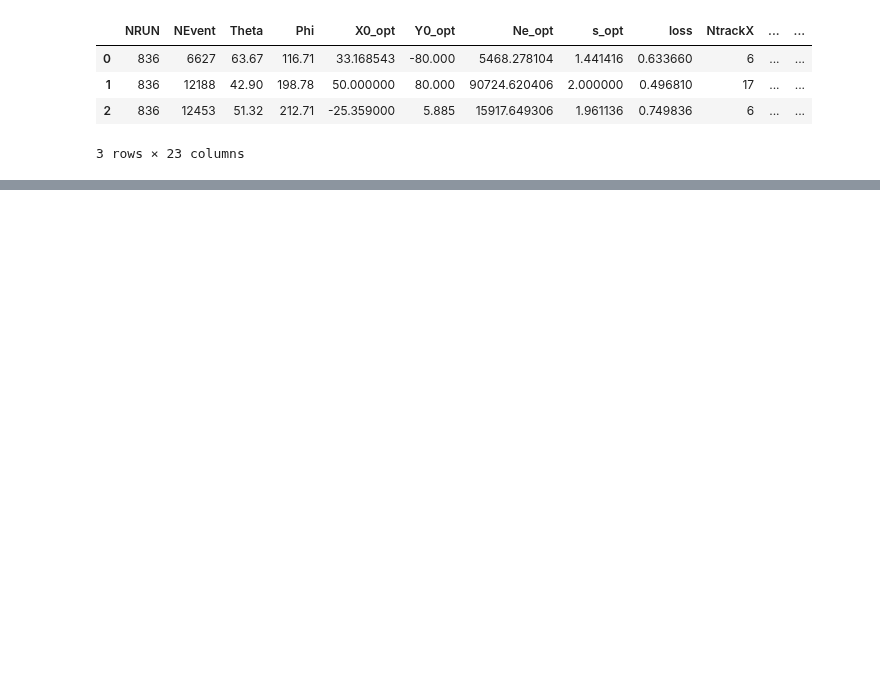
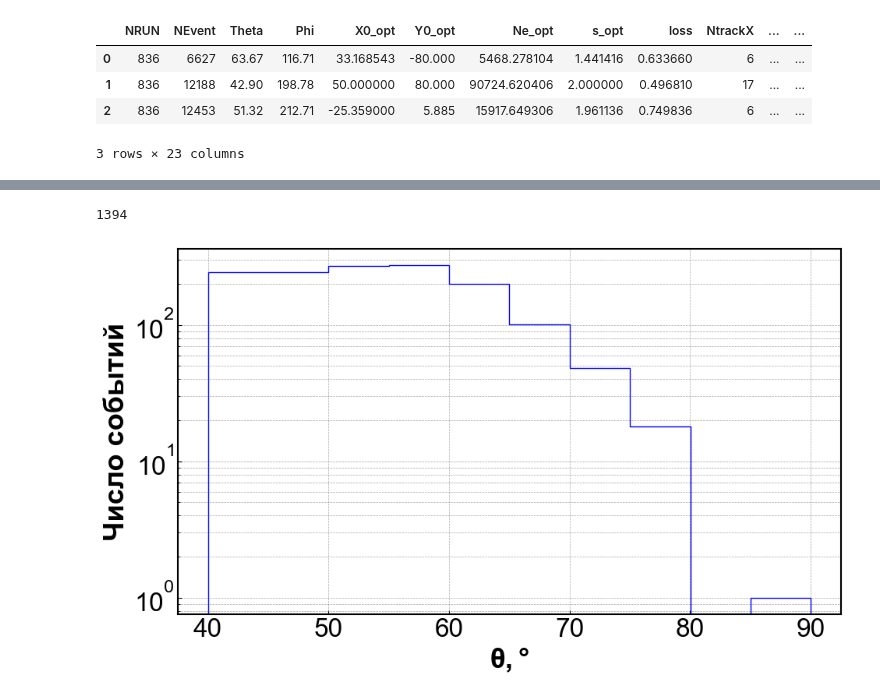
Before and after one commit to matalhim/sdf, a Jupyter notebook: events/muons/rho_r_muons.ipynb, the cells around one changed output, grey strips where cells are left out. Drawn from its saved outputs; the diff is of its cells as text; code cells hidden in the pictures; blank space fills up the shorter version.

```diff
--- a/events/muons/rho_r_muons.ipynb
+++ b/events/muons/rho_r_muons.ipynb
@@ -79,0 +224,3 @@ plt.show()
+# %%
+not_events = pd.read_csv('not_events.csv')
+not_events.head()
@@ -79,0 +234,25 @@ plt.show()
+# %%
+len(not_events)
+# %% [output]
+1394
+# %%
+not_events_theta = np.array(not_events['Theta'])
+not_events_count = np.array(not_events['Nview'])
+# %%
+bin_width = 5
+min_theta = min(not_events_theta)
+max_theta = max(not_events_theta)
+
+bins = np.arange(min_theta, max_theta + bin_width, bin_width)
+
+plt.figure(figsize=(10, 6))
+counts, bins, _ = plt.hist(not_events_theta, bins=bins, histtype='step', color='blue', log=True)
+
+plt.xlabel(r'$\theta, \degree$')
+plt.ylabel('Число событий')
+plt.yscale('log')
+plt.grid(True, which='both', linestyle='--', linewidth=0.5, alpha=0.7)
+plt.tight_layout()
+plt.show()
+# %% [output]
+[figure, added]
```
Also changed, not shown: parts of 23 cells of this notebook, 4 other files.
